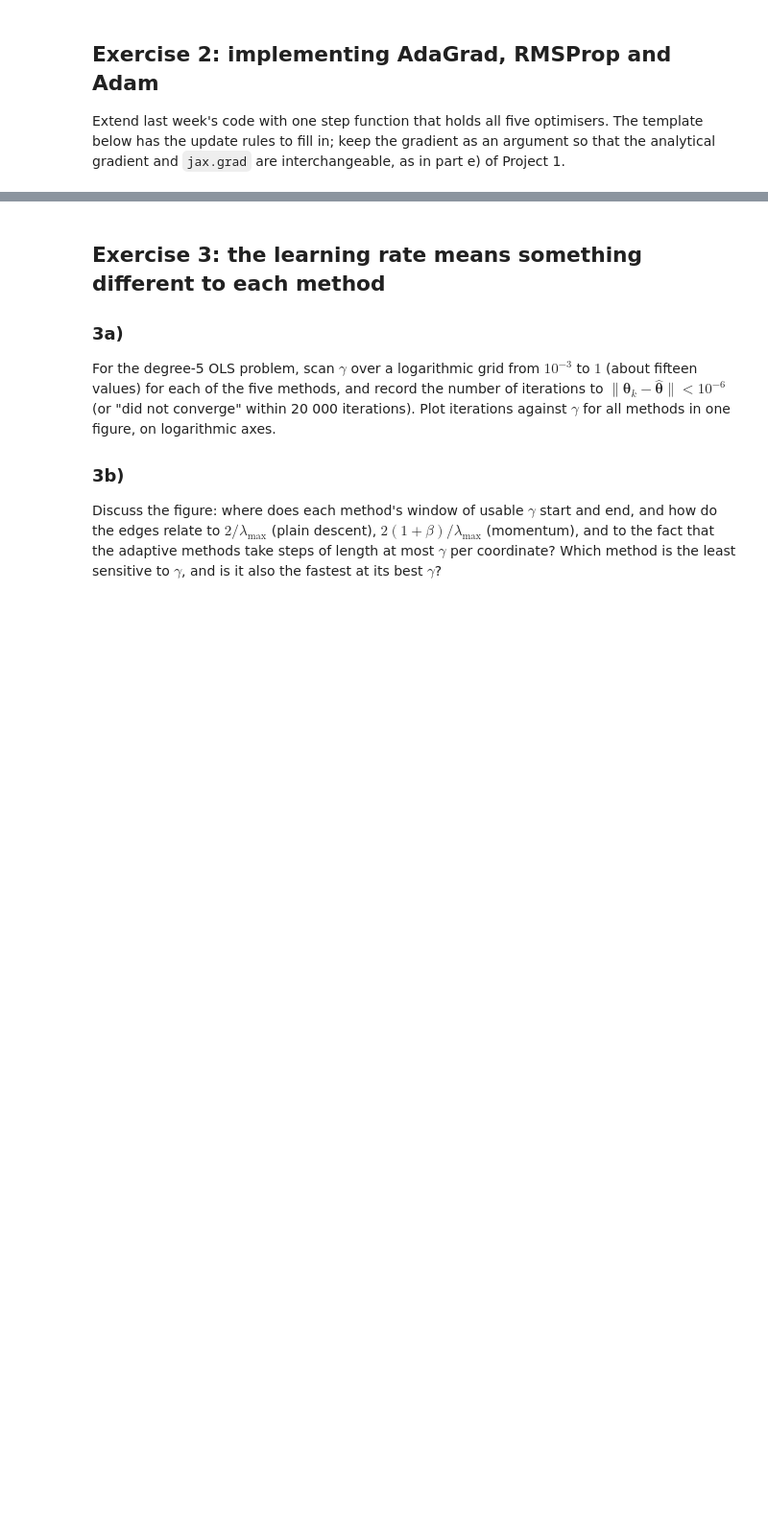
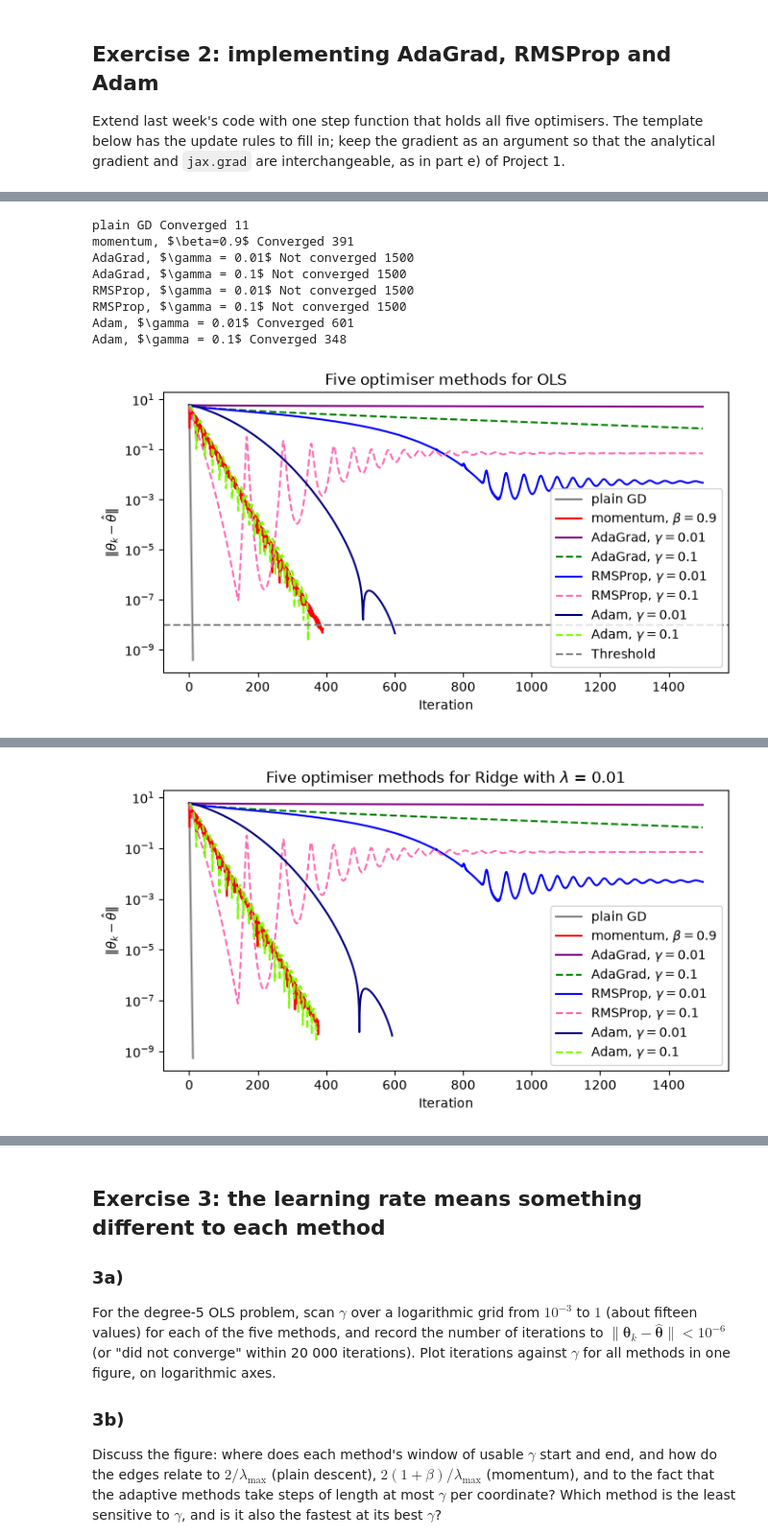
Before and after one commit to nillescorner/FYS-STK4155-Group, a Jupyter notebook: WeeklyTasks/exercisesweek38.ipynb, the cells around one changed output, grey strips where cells are left out. Shown at 96% size. Saved outputs shown, nothing was run; the diff lists cells and outputs as text; code cells hidden in the pictures; blank space fills up the shorter version.

Commit message:
Exercise 2a little bit of code

```diff
--- a/WeeklyTasks/exercisesweek38.ipynb
+++ b/WeeklyTasks/exercisesweek38.ipynb
@@ -235,2 +229,75 @@ of $\epsilon$ (inside or outside the square root).
 # %%
-# Your code for exercise 2 here
+import matplotlib.colors as mcolors
+
+"""Based on Tuesday seminar code"""
+
+#All runs for the specific gammas
+deg2_runs = ( ('plain', 0.5, 'gray', '-', 'plain GD'),
+              ('momentum', 0.5, 'red', '-', 'momentum, $\\beta=0.9$'),
+              ('adagrad', 0.01, 'purple', '-', 'AdaGrad, $\\gamma = 0.01$'),
+              ('adagrad', 0.1, 'green', '--', 'AdaGrad, $\\gamma = 0.1$'),
+              ('rmsprop', 0.01, 'blue','-', 'RMSProp, $\\gamma = 0.01$'),
+              ('rmsprop', 0.1, 'hotpink','--', 'RMSProp, $\\gamma = 0.1$'),
+              ('adam', 0.01, 'navy','-', 'Adam, $\\gamma = 0.01$'),
+              ('adam', 0.1, 'lawngreen','--', 'Adam, $\\gamma = 0.1$'),
+              )
+
+
+def compare_distance(deg, lamba=0.0, num_iters=1500, tol=1e-8):
+    X,y = exercise_data(degree=deg)
+    theta_cf = closed_form(X,y,lam=lamba)
+    grad = lambda th: gradient(th, X, y, lam=lamba)
+    out = {}; last_it = {}; status = {}
+    for method, gamma, _, _, _ in deg2_runs:
+        g = gamma
+        path, final_t = optimise(grad, np.zeros(deg), method, g, num_iters=num_iters, tol=tol)
+        distance = np.linalg.norm(path - theta_cf, axis=1)
+        out[(method,gamma)] = distance
+        last_it[(method,gamma)] = final_t
+
+        err = distance[-1]
+        status[(method,gamma)] = 'Converged' if final_t < num_iters and np.isfinite(err) else ('Diverged' if not np.isfinite(err) or err > 1e3 else 'Not converged')
+    return out, last_it, status
+
+threshold = 1e-8
+deg2_OLS_output, last_it_OLS, status = compare_distance(deg=2, tol=threshold)
+
+fig, ax = plt.subplots(figsize=(8,4))
+for method, gamma, color, style, label in deg2_runs:
+    ax.plot(deg2_OLS_output[method,gamma], linestyle=style, color=color, label=label)
+    print(f'{label} {status[method,gamma]} {last_it_OLS[method,gamma]}')
+
+ax.set_title('Five optimiser methods for OLS')
+ax.axhline(threshold, linestyle='--', color='gray', label='Threshold')
+ax.set_xlabel('Iteration')
+ax.set_ylabel(r'$\|\theta_k - \hat\theta\|$')
+ax.set_yscale('log')
+ax.legend()
+plt.show()
+
+
+
+deg2_R_methods, last_it_R, status = compare_distance(deg=2, lamba=0.01, tol=threshold)
+
+fig, ax = plt.subplots(figsize=(8,4))
+for method, gamma, color, style, label in deg2_runs:
+    ax.plot(deg2_R_methods[method,gamma], linestyle=style, color=color, label=label)
+    print(f'{label} {status[method,gamma]} at {last_it_R[method,gamma]}')
+
+ax.set_title(r'Five optimiser methods for Ridge with $\lambda$ = 0.01')
+#ax.axhline(threshold, linestyle='--', color='gray', label='Threshold')
+ax.set_xlabel('Iteration')
+ax.set_ylabel(r'$\|\theta_k - \hat\theta\|$')
+ax.set_yscale('log')
+ax.legend()
+plt.show()
+# %% [output]
+plain GD Converged 11
+momentum, $\beta=0.9$ Converged 391
+AdaGrad, $\gamma = 0.01$ Not converged 1500
+AdaGrad, $\gamma = 0.1$ Not converged 1500
+RMSProp, $\gamma = 0.01$ Not converged 1500
+RMSProp, $\gamma = 0.1$ Not converged 1500
+Adam, $\gamma = 0.01$ Converged 601
+Adam, $\gamma = 0.1$ Converged 348
+[figure, added]
@@ -236,0 +312 @@ of $\epsilon$ (inside or outside the square root).
+[figure, added]
```
Also changed, not shown: parts of 6 cells of this notebook.
